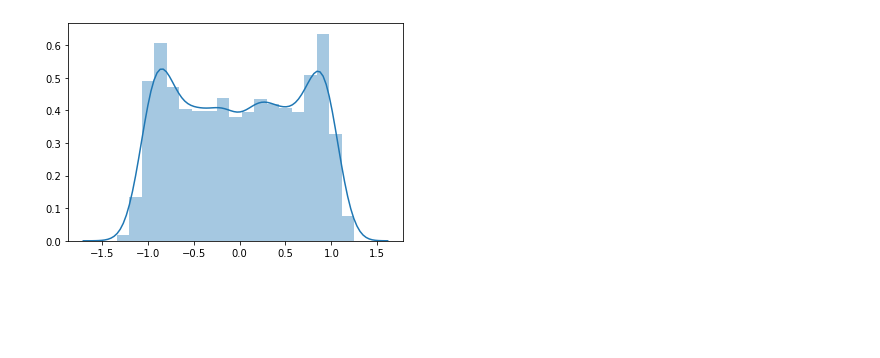
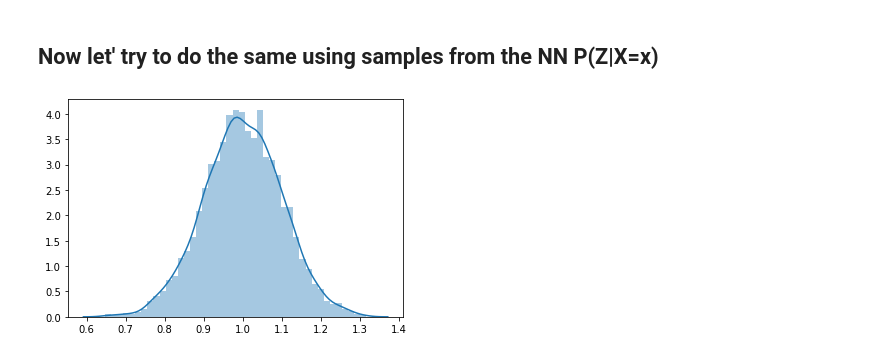
Before and after one commit to Chechgm/causal_effect_estimation_using_nade, a Jupyter notebook: 5-Front_door.ipynb, the cells around one changed output. Drawn from its saved outputs; the diff is of its cells as text; code cells hidden in the pictures; blank space fills up the shorter version.

```diff
--- a/5-Front_door.ipynb
+++ b/5-Front_door.ipynb
@@ -25,7 +25,7 @@ from train import train
 BATCH_SIZE = 128
 EPOCHS     = 150
 LEARN_R    = 1e-3 #1e-3 #1e-2 # RMS
-N_HU       = 32 #16
+N_HU       = 16
 NLA = torch.tanh #torch.tanh #F.relu #torch.sigmoid
 #NLA = nn.LeakyReLU(1) # For a linear neural network
 
@@ -155,0 +186,2 @@ ax = sns.distplot(x)
+# %% [markdown]
+## Now let' try to do the same using samples from the NN P(Z|X=x)
@@ -156,4 +197,31 @@ ax = sns.distplot(x)
+# %%
+# X=0
+arbitrary_query = torch.tensor([0., 1., 1., 1.])/data.sd[0]
+
+_, _, mu_Z, log_sigma_Z, _, _, _, _ = model(arbitrary_query.view(-1, 4))
+sigma_Z = torch.exp(log_sigma_Z)
+
+Z_dist = Normal(mu_Z, sigma_Z)
+Z_samples_0 = Z_dist.sample((n_samples,)).view(n_samples,1)
+
+# X=0.5
+arbitrary_query = torch.tensor([0.5, 1., 1., 1.])/data.sd[0]
+
+_, _, mu_Z, log_sigma_Z, _, _, _, _ = model(arbitrary_query.view(-1, 4))
+sigma_Z = torch.exp(log_sigma_Z)
+
+Z_dist = Normal(mu_Z, sigma_Z)
+Z_samples_05 = Z_dist.sample((n_samples,)).view(n_samples,1)
+
+# P(Y|X=x', Z=z)
+# Do(X=0)
+ZX_samples = torch.cat([X_samples_a, Z_samples_0, torch.ones([n_samples, 2])], dim=1)
+_, _, _, _, _, _, mu_ZX_Y_0, _ = model(ZX_samples)
+
+# Do(X=0.5)
+ZX_samples = torch.cat([X_samples_a, Z_samples_05, torch.ones([n_samples, 2])], dim=1)
+_, _, _, _, _, _, mu_ZX_Y_05, _ = model(ZX_samples)
 # %%
-ax = sns.distplot(data.ks_dataset[:,0])
+ax = sns.distplot((Z_samples_0*data.sd[1]).detach().numpy())
 # %% [output]
-[figure, old version]
+[figure, new version]
```
Also changed, not shown: parts of 26 cells of this notebook, 3 other files.
